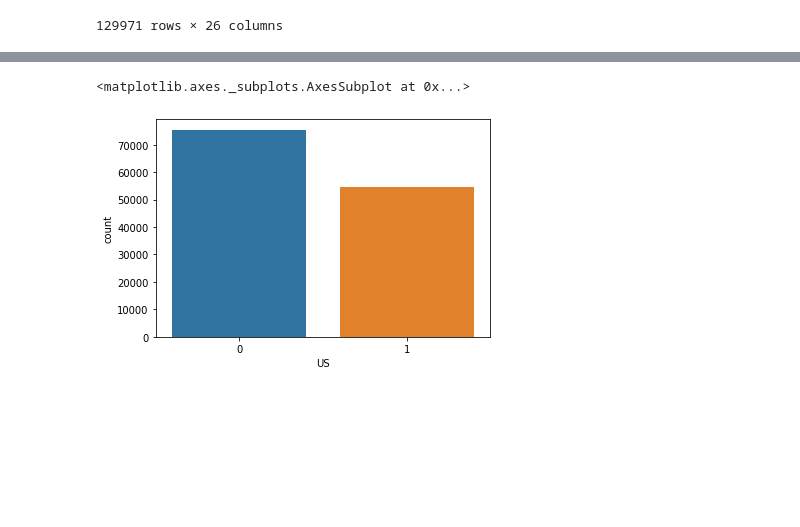
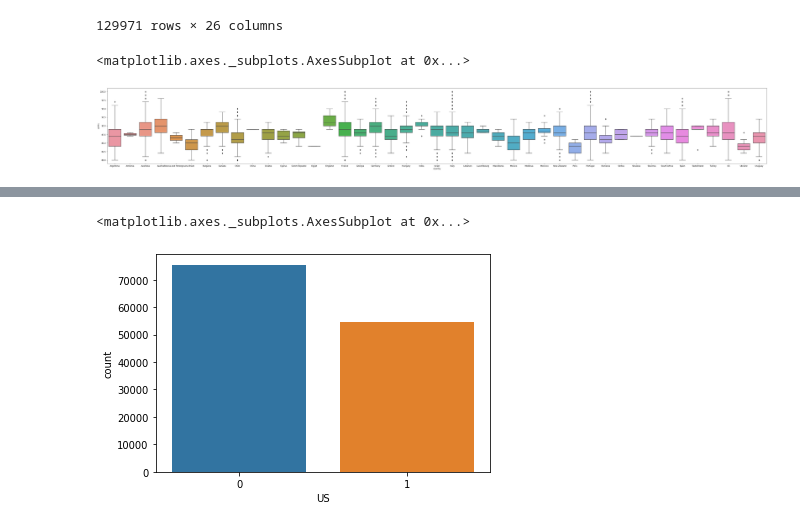
Before and after one commit to pkrosoff/wine_machine_learning, a Jupyter notebook: Code/Wine Scores (Logistic Regression).ipynb, the cells around one changed output, grey strips where cells are left out. Drawn from its saved outputs; the diff is of its cells as text; code cells hidden in the pictures; blank space fills up the shorter version.

```diff
--- a/Code/Wine Scores (Logistic Regression).ipynb
+++ b/Code/Wine Scores (Logistic Regression).ipynb
@@ -30,11 +30,20 @@ wine_scores.dtypes
 #variety column
 wine_scores["variety"] = wine_scores["variety"].astype('category')
 
+#points column
+wine_scores["points"] = wine_scores["points"].astype('int')
+
 #winery column
 wine_scores["winery"] = wine_scores["winery"].astype('category')
 
-#description column
-wine_scores["description"] = wine_scores["description"].astype('category')
-
 #taster column
 wine_scores["taster_name"] = wine_scores["taster_name"].astype('category')
+# %%
+#Create score ranges
+
+bins = [ 0, 82, 86, 89, 93, 97, 100]
+names = ['Acceptable', 'Good', 'Very Good', 'Excellent', 'Superb', 'Classic']
+
+wine_scores["scores"] = pd.cut(wine_scores['points'],bins, labels=names)
+
+wine_scores['scores'].value_counts()
@@ -41,7 +58,7 @@ wine_scores["taster_name"] = wine_scores["taster_name"].astype('category')
 # %%
 #assign encoded label to new column
 wine_scores["country code"] = wine_scores["country"].cat.codes
-
+# wine_scores.head()
 
 wine_scores["varietal code"] = wine_scores["variety"].cat.codes
 
@@ -49,10 +66,9 @@ wine_scores["varietal code"] = wine_scores["variety"].cat.codes
 wine_scores["winery code"] = wine_scores["winery"].cat.codes
 
 
-wine_scores["description code"] = wine_scores["description"].cat.codes
+wine_scores["taster code"] = wine_scores["taster_name"].cat.codes
 
 
-
-wine_scores["taster code"] = wine_scores["taster_name"].cat.codes
-wine_scores.head()
+wine_scores["score code"] = wine_scores["scores"].cat.codes
+wine_scores['score code'].value_counts()
 # %% [output]
@@ -65,18 +82,3 @@ wine_scores.head()
-# %%
-#Create score ranges
-
-classic = (wine_scores['points'] >= 98).astype(int)
-
-superb = (wine_scores['points'] >= 94).astype(int) & (wine_scores['points'] <=97).astype(int)
-
-
-excellent = (wine_scores['points'] >= 90).astype(int) & (wine_scores['points'] <=93).astype(int)
-
-very_good = (wine_scores['points'] >= 87).astype(int) & (wine_scores['points'] <=89).astype(int)
-
-good = (wine_scores['points'] >= 83).astype(int) & (wine_scores['points'] <=86).astype(int)
-
-acceptable = (wine_scores['points'] <=82).astype(int)
 # %%
 #insert ranges into dataframe
 
@@ -254,6 +256,9 @@ wine_scores
 # %%
 #display the relationship country and wine score
 
-# plt.figure(figsize=(60,7))
+plt.figure(figsize=(60,7))
 
-# sns.boxplot(x='country', y='points', data=wine_scores)
+sns.boxplot(x='country', y='points', data=wine_scores)
+# %% [output]
+<matplotlib.axes._subplots.AxesSubplot at 0x...>
+[figure, added]
```
Also changed, not shown: parts of 12 cells of this notebook, 4 other files.
